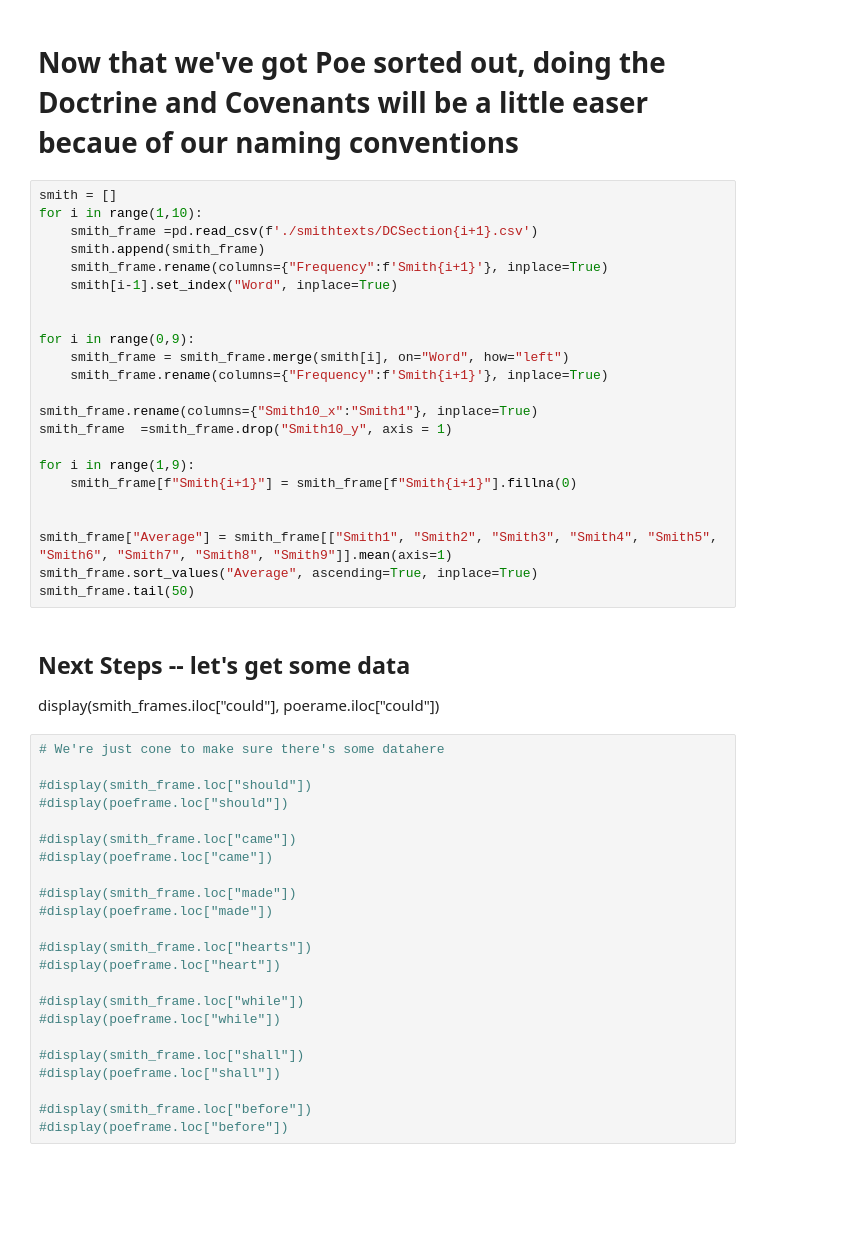
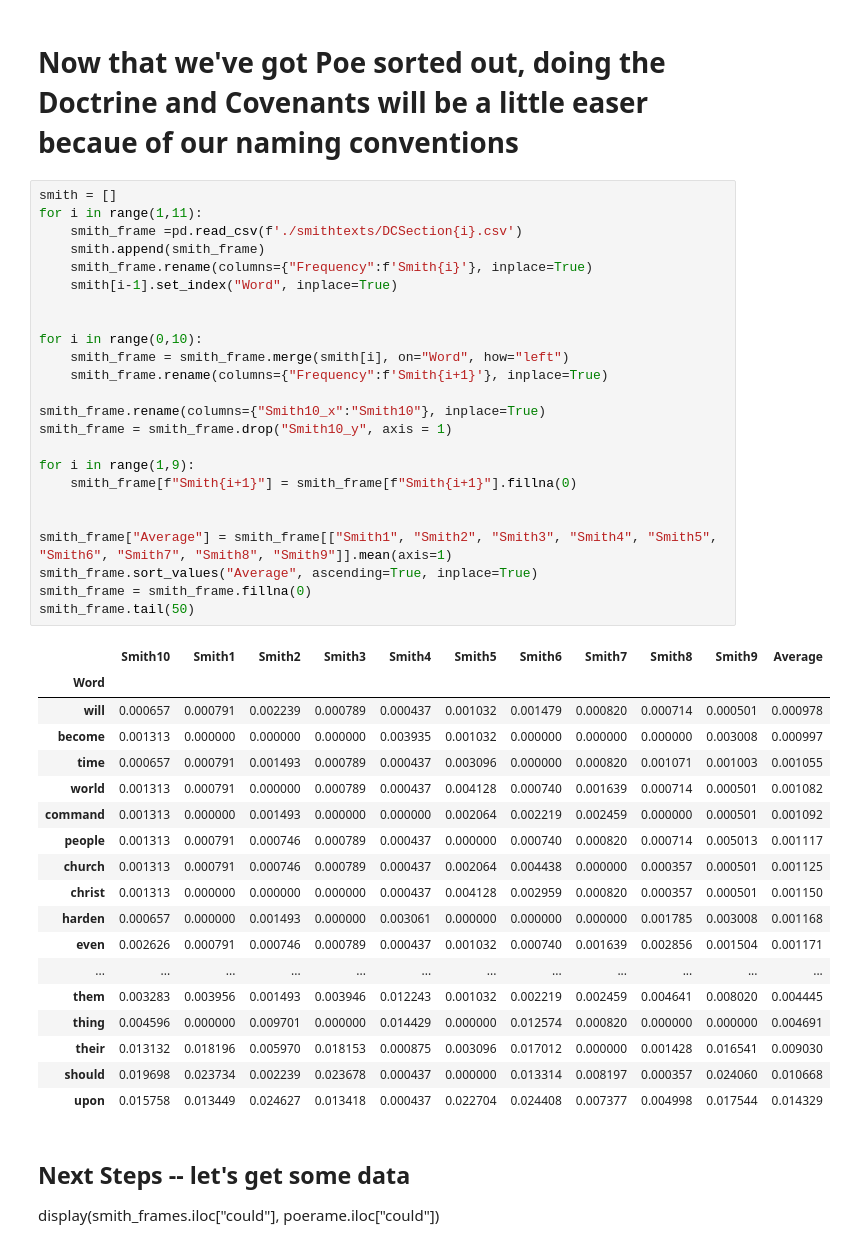
Before and after one commit to sinisterporpoise/BofMDataScienceProject, a Jupyter notebook: bofm.ipynb, the cells around one changed output. Cells and saved outputs as stored; diff of their text form; blank space fills up the shorter version.

```diff
--- a/bofm.ipynb
+++ b/bofm.ipynb
@@ -142,54 +142,51 @@ poeframe.tail(50)
 # Now that we've got Poe sorted out, doing the Doctrine and Covenants will be a little easer becaue of our naming conventions
 # %%
 smith = []
-for i in range(1,10):
-    smith_frame =pd.read_csv(f'./smithtexts/DCSection{i+1}.csv')
+for i in range(1,11):
+    smith_frame =pd.read_csv(f'./smithtexts/DCSection{i}.csv')
     smith.append(smith_frame)
-    smith_frame.rename(columns={"Frequency":f'Smith{i+1}'}, inplace=True)
+    smith_frame.rename(columns={"Frequency":f'Smith{i}'}, inplace=True)
     smith[i-1].set_index("Word", inplace=True)
 
 
-for i in range(0,9):
+for i in range(0,10):
     smith_frame = smith_frame.merge(smith[i], on="Word", how="left")
     smith_frame.rename(columns={"Frequency":f'Smith{i+1}'}, inplace=True)
 
-smith_frame.rename(columns={"Smith10_x":"Smith1"}, inplace=True)
-smith_frame  =smith_frame.drop("Smith10_y", axis = 1)
+smith_frame.rename(columns={"Smith10_x":"Smith10"}, inplace=True)
+smith_frame = smith_frame.drop("Smith10_y", axis = 1)
 
 for i in range(1,9):
     smith_frame[f"Smith{i+1}"] = smith_frame[f"Smith{i+1}"].fillna(0)
 
 
 smith_frame["Average"] = smith_frame[["Smith1", "Smith2", "Smith3", "Smith4", "Smith5", "Smith6", "Smith7", "Smith8", "Smith9"]].mean(axis=1)
 smith_frame.sort_values("Average", ascending=True, inplace=True)
+smith_frame = smith_frame.fillna(0)
 smith_frame.tail(50)
+# %% [output]
+|  | Smith10 | Smith1 | Smith2 | Smith3 | Smith4 | Smith5 | Smith6 | Smith7 | Smith8 | Smith9 | Average |
+| Word |  |  |  |  |  |  |  |  |  |  |  |
+| will | 0.000657 | 0.000791 | 0.002239 | 0.000789 | 0.000437 | 0.001032 | 0.001479 | 0.000820 | 0.000714 | 0.000501 | 0.000978 |
+| become | 0.001313 | 0.000000 | 0.000000 | 0.000000 | 0.003935 | 0.001032 | 0.000000 | 0.000000 | 0.000000 | 0.003008 | 0.000997 |
+| time | 0.000657 | 0.000791 | 0.001493 | 0.000789 | 0.000437 | 0.003096 | 0.000000 | 0.000820 | 0.001071 | 0.001003 | 0.001055 |
+| world | 0.001313 | 0.000791 | 0.000000 | 0.000789 | 0.000437 | 0.004128 | 0.000740 | 0.001639 | 0.000714 | 0.000501 | 0.001082 |
+| command | 0.001313 | 0.000000 | 0.001493 | 0.000000 | 0.000000 | 0.002064 | 0.002219 | 0.002459 | 0.000000 | 0.000501 | 0.001092 |
+| people | 0.001313 | 0.000791 | 0.000746 | 0.000789 | 0.000437 | 0.000000 | 0.000740 | 0.000820 | 0.000714 | 0.005013 | 0.001117 |
+| church | 0.001313 | 0.000791 | 0.000746 | 0.000789 | 0.000437 | 0.002064 | 0.004438 | 0.000000 | 0.000357 | 0.000501 | 0.001125 |
+| christ | 0.001313 | 0.000000 | 0.000000 | 0.000000 | 0.000437 | 0.004128 | 0.002959 | 0.000820 | 0.000357 | 0.000501 | 0.001150 |
+| harden | 0.000657 | 0.000000 | 0.001493 | 0.000000 | 0.003061 | 0.000000 | 0.000000 | 0.000000 | 0.001785 | 0.003008 | 0.001168 |
+| even | 0.002626 | 0.000791 | 0.000746 | 0.000789 | 0.000437 | 0.001032 | 0.000740 | 0.001639 | 0.002856 | 0.001504 | 0.001171 |
+| ... | ... | ... | ... | ... | ... | ... | ... | ... | ... | ... | ... |
+| them | 0.003283 | 0.003956 | 0.001493 | 0.003946 | 0.012243 | 0.001032 | 0.002219 | 0.002459 | 0.004641 | 0.008020 | 0.004445 |
+| thing | 0.004596 | 0.000000 | 0.009701 | 0.000000 | 0.014429 | 0.000000 | 0.012574 | 0.000820 | 0.000000 | 0.000000 | 0.004691 |
+| their | 0.013132 | 0.018196 | 0.005970 | 0.018153 | 0.000875 | 0.003096 | 0.017012 | 0.000000 | 0.001428 | 0.016541 | 0.009030 |
+| should | 0.019698 | 0.023734 | 0.002239 | 0.023678 | 0.000437 | 0.000000 | 0.013314 | 0.008197 | 0.000357 | 0.024060 | 0.010668 |
+| upon | 0.015758 | 0.013449 | 0.024627 | 0.013418 | 0.000437 | 0.022704 | 0.024408 | 0.007377 | 0.004998 | 0.017544 | 0.014329 |
 # %% [markdown]
 ## Next Steps -- let's get some data
 
 display(smith_frames.iloc["could"], poerame.iloc["could"])
-# %%
-# We're just cone to make sure there's some datahere
-
-#display(smith_frame.loc["should"])
-#display(poeframe.loc["should"])
-
-#display(smith_frame.loc["came"])
-#display(poeframe.loc["came"])
-
-#display(smith_frame.loc["made"])
-#display(poeframe.loc["made"])
-
-#display(smith_frame.loc["hearts"])
-#display(poeframe.loc["heart"])
-
-#display(smith_frame.loc["while"])
-#display(poeframe.loc["while"])
-
-#display(smith_frame.loc["shall"])
-#display(poeframe.loc["shall"])
-
-#display(smith_frame.loc["before"])
-#display(poeframe.loc["before"])
 # %%
 combined_frame = poeframe
 
```
Also changed, not shown: parts of 12 cells of this notebook.
